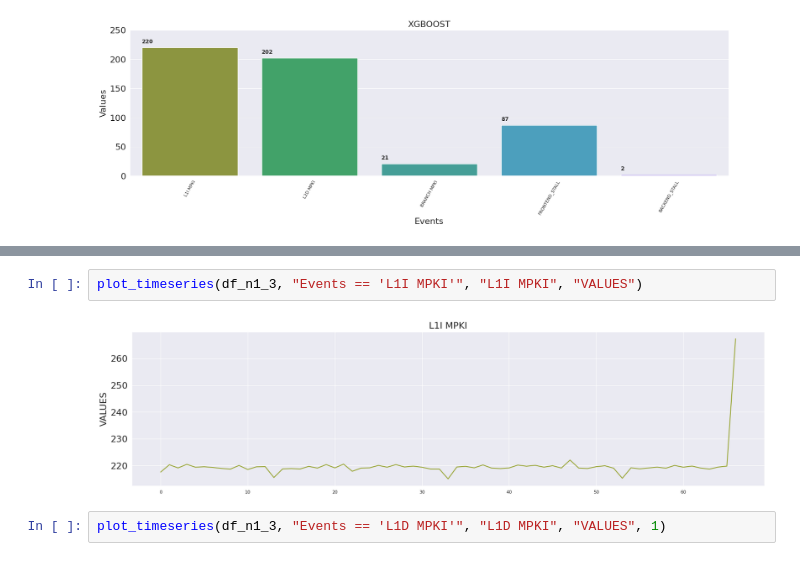
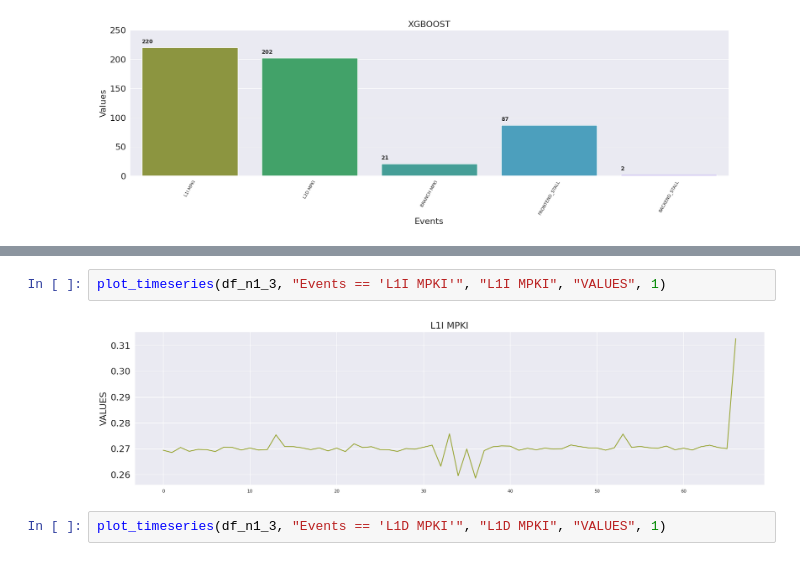
Before and after one commit to cyb70289/spa, a Jupyter notebook: lib/spa_topdown.ipynb, the cells around one changed output, grey strips where cells are left out. Saved outputs shown, nothing was run; the diff lists cells and outputs as text.

```diff
--- a/lib/spa_topdown.ipynb
+++ b/lib/spa_topdown.ipynb
@@ -149,9 +149,9 @@ plot_timeseries(df_n1_3, "Events == 'IPC'", "IPC", "VALUES")
 # %% [output]
 [figure]
 # %%
-plot_timeseries(df_n1_3, "Events == 'L1I MPKI'", "L1I MPKI", "VALUES")
+plot_timeseries(df_n1_3, "Events == 'L1I MPKI'", "L1I MPKI", "VALUES", 1)
 # %% [output]
-[figure, old version]
+[figure, new version]
 # %%
 plot_timeseries(df_n1_3, "Events == 'L1D MPKI'", "L1D MPKI", "VALUES", 1)
 # %% [output]
```
Also changed, not shown: parts of 6 cells of this notebook.
